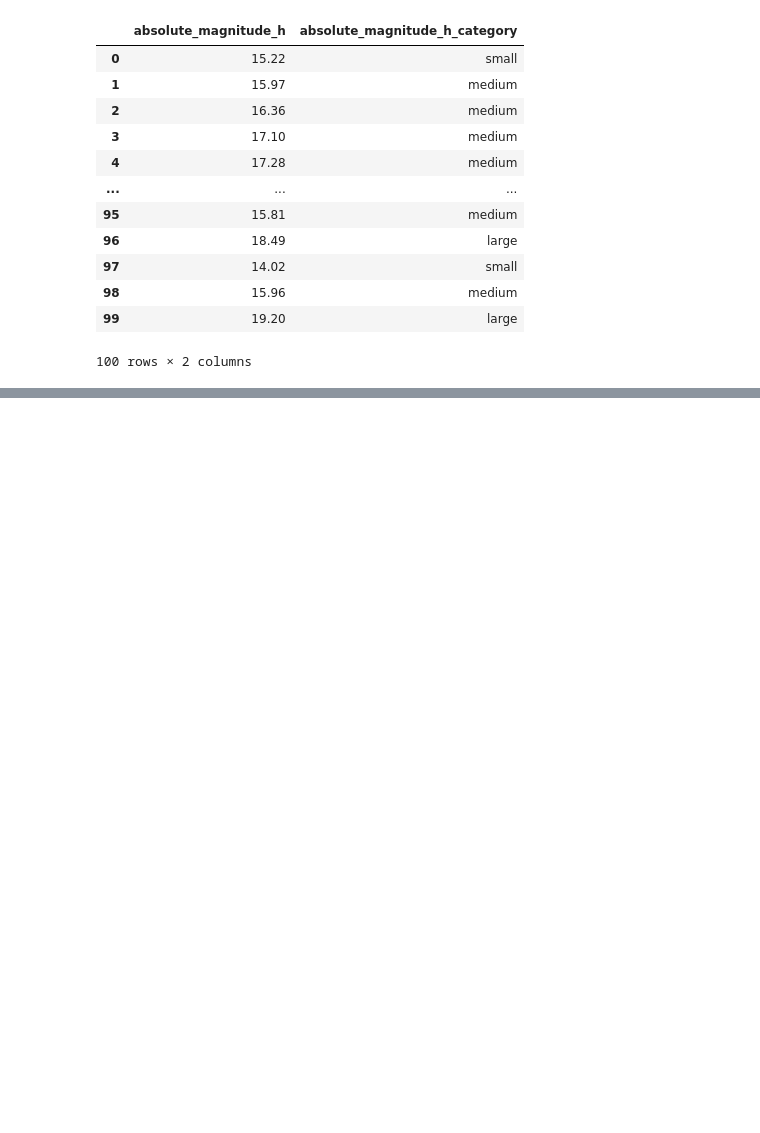
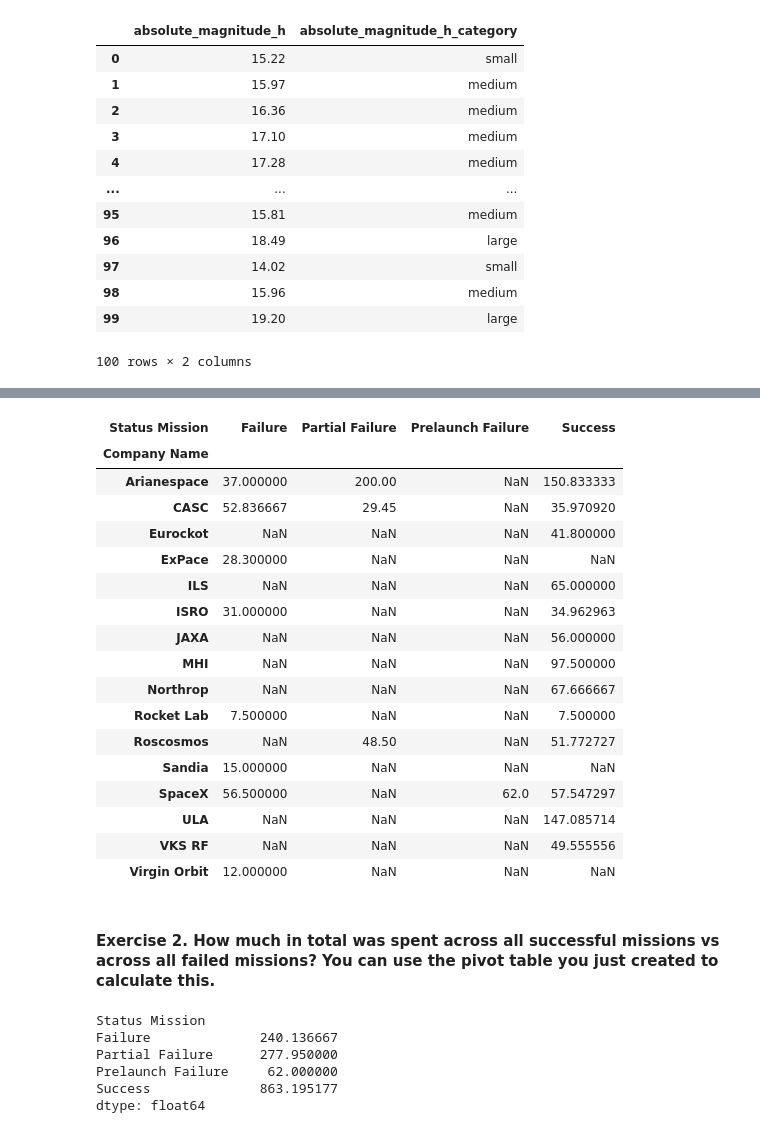
Before and after one commit to ohcrud/intermediate_python, a Jupyter notebook: sprint-2/practice-2/sprint-2-practice-2.ipynb, the cells around one changed output, grey strips where cells are left out. Cells and saved outputs as stored; diff of their text form; code cells hidden in the pictures; blank space fills up the shorter version.

```diff
--- a/sprint-2/practice-2/sprint-2-practice-2.ipynb
+++ b/sprint-2/practice-2/sprint-2-practice-2.ipynb
@@ -349,0 +401,52 @@ You may want to know how often a certain categorical variable occurs.
+# %%
+### BEGIN SOLUTION
+
+space['Rocket'] = pd.to_numeric(space['Rocket'])
+
+space_pivoted = space.pivot_table(index = 'Company Name',
+          columns = 'Status Mission',
+          values = 'Rocket', aggfunc = 'mean')
+
+# for individual companies with data in both the 'failure' and 'success' columns,
+# it doesnt look like spending significantly more money leads to a higher success
+# rate except in the case of 'Arianespace'
+
+space_pivoted
+
+### END SOLUTION
+# %% [output]
+| Status Mission | Failure | Partial Failure | Prelaunch Failure | Success |
+| Company Name |  |  |  |  |
+| Arianespace | 37.000000 | 200.00 | NaN | 150.833333 |
+| CASC | 52.836667 | 29.45 | NaN | 35.970920 |
+| Eurockot | NaN | NaN | NaN | 41.800000 |
+| ExPace | 28.300000 | NaN | NaN | NaN |
+| ILS | NaN | NaN | NaN | 65.000000 |
+| ISRO | 31.000000 | NaN | NaN | 34.962963 |
+| JAXA | NaN | NaN | NaN | 56.000000 |
+| MHI | NaN | NaN | NaN | 97.500000 |
+| Northrop | NaN | NaN | NaN | 67.666667 |
+| Rocket Lab | 7.500000 | NaN | NaN | 7.500000 |
+| Roscosmos | NaN | 48.50 | NaN | 51.772727 |
+| Sandia | 15.000000 | NaN | NaN | NaN |
+| SpaceX | 56.500000 | NaN | 62.0 | 57.547297 |
+| ULA | NaN | NaN | NaN | 147.085714 |
+| VKS RF | NaN | NaN | NaN | 49.555556 |
+| Virgin Orbit | 12.000000 | NaN | NaN | NaN |
+# %% [markdown]
+#### Exercise 2. How much in total was spent across all successful missions vs across all failed missions? You can use the pivot table you just created to calculate this.
+# %%
+### BEGIN SOLUTION
+
+space_pivoted.sum()
+
+# a total of 863 million was spent on sucessful missions, a total of 240 million was spent on failed missions
+
+### END SOLUTION
+# %% [output]
+Status Mission
+Failure              240.136667
+Partial Failure      277.950000
+Prelaunch Failure     62.000000
+Success              863.195177
+dtype: float64
```
Also changed, not shown: parts of 23 cells of this notebook, 1 other file.
